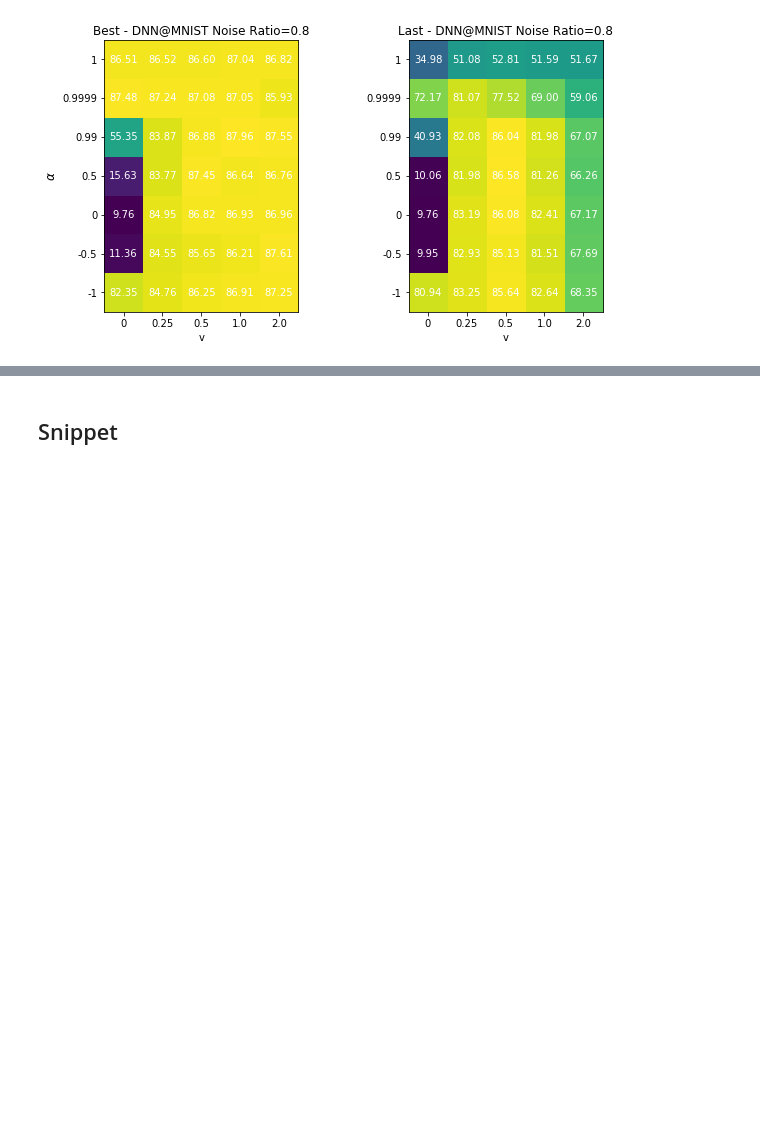
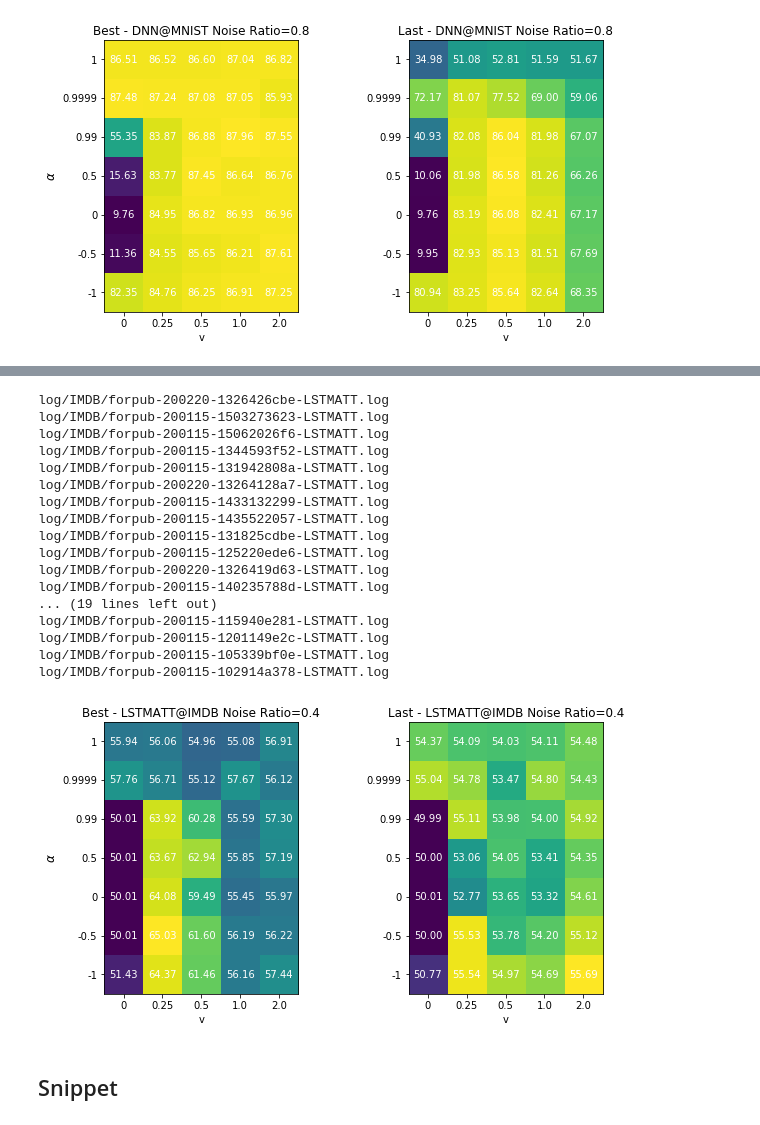
Before and after one commit to zihao-wang/volumization, a Jupyter notebook: noisy_label_data_processing.ipynb, the cells around one changed output, grey strips where cells are left out. Cells and saved outputs as stored; diff of their text form; code cells hidden in the pictures; blank space fills up the shorter version.

```diff
--- a/noisy_label_data_processing.ipynb
+++ b/noisy_label_data_processing.ipynb
@@ -477,3 +585,77 @@ plt.show()
+# %%
+# vlist = sorted([0.1, 0.2, 0.25, 0.5, 1.0, 2.0])
+vlist = sorted([0, 0.25, 0.5, 1.0, 2.0])
+alist = sorted([1, 0.9999, 0.99, 0.5, 0, -0.5, -1])
+
+best_mat = []
+last_mat = []
+
+for alpha in alist:
+    best_v = []
+    last_v = []
+    for v in vlist:
+        selection_dict = {"noise_ratio": 0.4,
+                          "v": v,
+                          "alpha": alpha,
+                          "weight_decay": 0,
+                          "task_id": "forpub",
+                          "model": "LSTMATT",
+                          "dataset": "IMDB",
+                          "optimizer": "adam"}
+        best, last = gather_label_noise_case(selection_dict)
+        best_v.append(best)
+        last_v.append(last)
+    best_mat.append(best_v)
+    last_mat.append(last_v)
+
+
+fig, (ax1, ax2) = plt.subplots(1, 2, figsize=(10, 5))
+ax1.imshow(best_mat)
+ax1.set_xticks(np.arange(len(vlist)))
+ax1.set_xticklabels(vlist)
+ax1.set_yticks(np.arange(len(alist)))
+ax1.set_yticklabels(alist)
+ax1.set_ylim([-0.5, len(alist)-0.5])
+for i in range(len(alist)):
+    for j in range(len(vlist)):
+        text = ax1.text(j, i, "{:.2f}".format(best_mat[i][j]),
+                       ha="center", va="center", color="w")
+ax1.set_title("Best - LSTMATT@IMDB Noise Ratio=0.4", fontsize=12)
+ax1.set_ylabel(r"$\alpha$", fontsize=12)
+ax1.set_xlabel("v")
+
+ax2.imshow(last_mat)
+ax2.set_xticks(np.arange(len(vlist)))
+ax2.set_xticklabels(vlist)
+ax2.set_yticks(np.arange(len(alist)))
+ax2.set_yticklabels(alist)
+ax2.set_ylim([-0.5, len(alist)-0.5])
+for i in range(len(alist)):
+    for j in range(len(vlist)):
+        text = ax2.text(j, i, "{:.2f}".format(last_mat[i][j]),
+                       ha="center", va="center", color="w")
+ax2.set_title("Last - LSTMATT@IMDB Noise Ratio=0.4", fontsize=12)
+ax2.set_xlabel("v")
+plt.show()
+# %% [output]
+log/IMDB/forpub-200220-1326426cbe-LSTMATT.log
+log/IMDB/forpub-200115-1503273623-LSTMATT.log
+log/IMDB/forpub-200115-15062026f6-LSTMATT.log
+log/IMDB/forpub-200115-1344593f52-LSTMATT.log
+log/IMDB/forpub-200115-131942808a-LSTMATT.log
+log/IMDB/forpub-200220-13264128a7-LSTMATT.log
+log/IMDB/forpub-200115-1433132299-LSTMATT.log
+log/IMDB/forpub-200115-1435522057-LSTMATT.log
+log/IMDB/forpub-200115-131825cdbe-LSTMATT.log
+log/IMDB/forpub-200115-125220ede6-LSTMATT.log
+log/IMDB/forpub-200220-1326419d63-LSTMATT.log
+log/IMDB/forpub-200115-140235788d-LSTMATT.log
+... (19 lines left out)
+log/IMDB/forpub-200115-115940e281-LSTMATT.log
+log/IMDB/forpub-200115-1201149e2c-LSTMATT.log
+log/IMDB/forpub-200115-105339bf0e-LSTMATT.log
+log/IMDB/forpub-200115-102914a378-LSTMATT.log
+[figure, added]
 # %% [markdown]
 ## Snippet
 # %%
```
Also changed, not shown: parts of 18 cells of this notebook, 5 other files.
